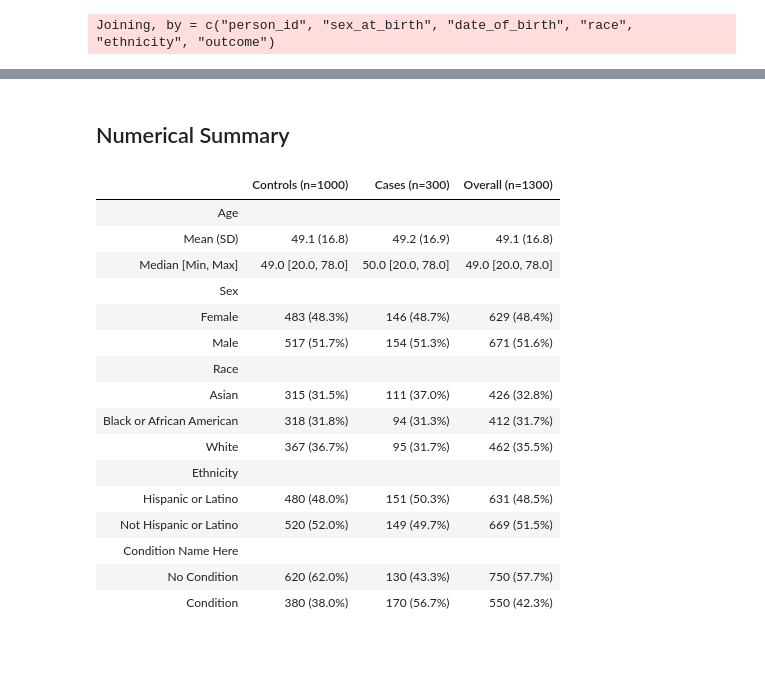
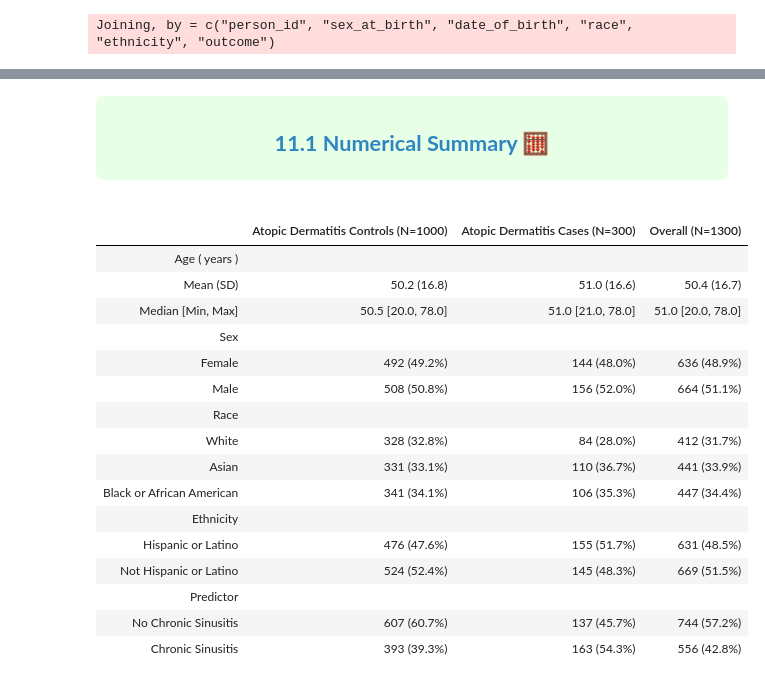
Before and after one commit to AlexisCenname/HSLSCodeTemplates, a Jupyter notebook: ConditionAssociation.ipynb, the cells around one changed output, grey strips where cells are left out. Cells and saved outputs as stored; diff of their text form; code cells hidden in the pictures; blank space fills up the shorter version.

```diff
--- a/ConditionAssociation.ipynb
+++ b/ConditionAssociation.ipynb
@@ -161,3 +429,6 @@ merged_df[is.na(merged_df)] <- 0
 # %%
-merged_df$outcome <- factor(merged_df$outcome, levels = c(0, 1), labels = c("Controls", "Cases"))
-merged_df$Condition_Flag <- factor(merged_df$Condition_Flag, levels = c(0, 1), labels = c("No Condition", "Condition"))
+# Factor and relabel the levels for outcome and predictor
+merged_df$outcome <- factor(merged_df$outcome, levels = c(0, 1), labels = c(paste(condition_1_name, "Controls"), paste(condition_1_name, "Cases")))
+merged_df$predictor <- factor(merged_df$predictor,
+                             levels = c(0, 1),
+                             labels = c(paste("No", condition_2_name), condition_2_name))
@@ -165,0 +445,11 @@ merged_df$Condition_Flag <- factor(merged_df$Condition_Flag, levels = c(0, 1), l
+# %%
+# Factor the demographic variables
+merged_df$sex_at_birth <- factor(merged_df$sex_at_birth)
+merged_df$race <- factor(merged_df$race)
+merged_df$ethnicity <- factor(merged_df$ethnicity)
+# %%
+# Check levels..change variable name 'race' to relevel other demographics
+levels(merged_df$race)
+# Reset the race reference level to 'White'
+merged_df$race <- relevel(merged_df$race, ref="White")
+levels(merged_df$race)
@@ -198,34 +525,46 @@ dim(merged_df)
 [1] 1300    8
 # %% [markdown]
-## Numerical Summary
+<div style="text-align: center; margin-bottom: 20px; background-color: #E6FFE6; padding: 8px; border-radius: 8px;">
+
+<a id='subsection_11_1'></a>
+
+<h2 style="color: #2E86C1; font-weight: bold;">11.1 Numerical Summary 🧮</h2>
+
+</div>
 # %%
-# rename variables for table
-label(merged_df$age) <- "Age"
-label(merged_df$sex_at_birth) <- "Sex"
-label(merged_df$race) <- "Race"
-label(merged_df$ethnicity) <- "Ethnicity"
-label(merged_df$Condition_Flag) <- "Condition Name Here"
+# Rename all variables for table
+# Age
+label(merged_df$age) <- "<strong> Age </strong>"
+units(merged_df$age)   <- "<strong> years </strong>"
+# Sex
+label(merged_df$sex_at_birth) <- "<strong> Sex </strong>"
+# Race
+label(merged_df$race) <- "<strong> Race </strong>"
+# Ethnicity
+label(merged_df$ethnicity) <- "<strong> Ethnicity </strong>"
+# Predictor
+label(merged_df$predictor) <- "<strong> Predictor </strong>"
 
-
-output <- table1(~age + sex_at_birth + race + ethnicity + Condition_Flag | outcome, data = merged_df)
-
+# Create table
+output <- table1(~age + sex_at_birth + race + ethnicity + predictor | outcome, data = merged_df)
+# Show table
 display_html(output)
 # %% [output]
-|  | Controls (n=1000) | Cases (n=300) | Overall (n=1300) |
-| Age |  |  |  |
-| Mean (SD) | 49.1 (16.8) | 49.2 (16.9) | 49.1 (16.8) |
-| Median [Min, Max] | 49.0 [20.0, 78.0] | 50.0 [20.0, 78.0] | 49.0 [20.0, 78.0] |
+|  | Atopic Dermatitis Controls (N=1000) | Atopic Dermatitis Cases (N=300) | Overall (N=1300) |
+| Age ( years ) |  |  |  |
+| Mean (SD) | 50.2 (16.8) | 51.0 (16.6) | 50.4 (16.7) |
+| Median [Min, Max] | 50.5 [20.0, 78.0] | 51.0 [21.0, 78.0] | 51.0 [20.0, 78.0] |
 | Sex |  |  |  |
-| Female | 483 (48.3%) | 146 (48.7%) | 629 (48.4%) |
-| Male | 517 (51.7%) | 154 (51.3%) | 671 (51.6%) |
+| Female | 492 (49.2%) | 144 (48.0%) | 636 (48.9%) |
+| Male | 508 (50.8%) | 156 (52.0%) | 664 (51.1%) |
 | Race |  |  |  |
-| Asian | 315 (31.5%) | 111 (37.0%) | 426 (32.8%) |
-| Black or African American | 318 (31.8%) | 94 (31.3%) | 412 (31.7%) |
-| White | 367 (36.7%) | 95 (31.7%) | 462 (35.5%) |
+| White | 328 (32.8%) | 84 (28.0%) | 412 (31.7%) |
+| Asian | 331 (33.1%) | 110 (36.7%) | 441 (33.9%) |
+| Black or African American | 341 (34.1%) | 106 (35.3%) | 447 (34.4%) |
 | Ethnicity |  |  |  |
-| Hispanic or Latino | 480 (48.0%) | 151 (50.3%) | 631 (48.5%) |
-| Not Hispanic or Latino | 520 (52.0%) | 149 (49.7%) | 669 (51.5%) |
-| Condition Name Here |  |  |  |
-| No Condition | 620 (62.0%) | 130 (43.3%) | 750 (57.7%) |
-| Condition | 380 (38.0%) | 170 (56.7%) | 550 (42.3%) |
+| Hispanic or Latino | 476 (47.6%) | 155 (51.7%) | 631 (48.5%) |
+| Not Hispanic or Latino | 524 (52.4%) | 145 (48.3%) | 669 (51.5%) |
+| Predictor |  |  |  |
+| No Chronic Sinusitis | 607 (60.7%) | 137 (45.7%) | 744 (57.2%) |
+| Chronic Sinusitis | 393 (39.3%) | 163 (54.3%) | 556 (42.8%) |
 # %% [markdown]
```
Also changed, not shown: parts of 86 cells of this notebook.
